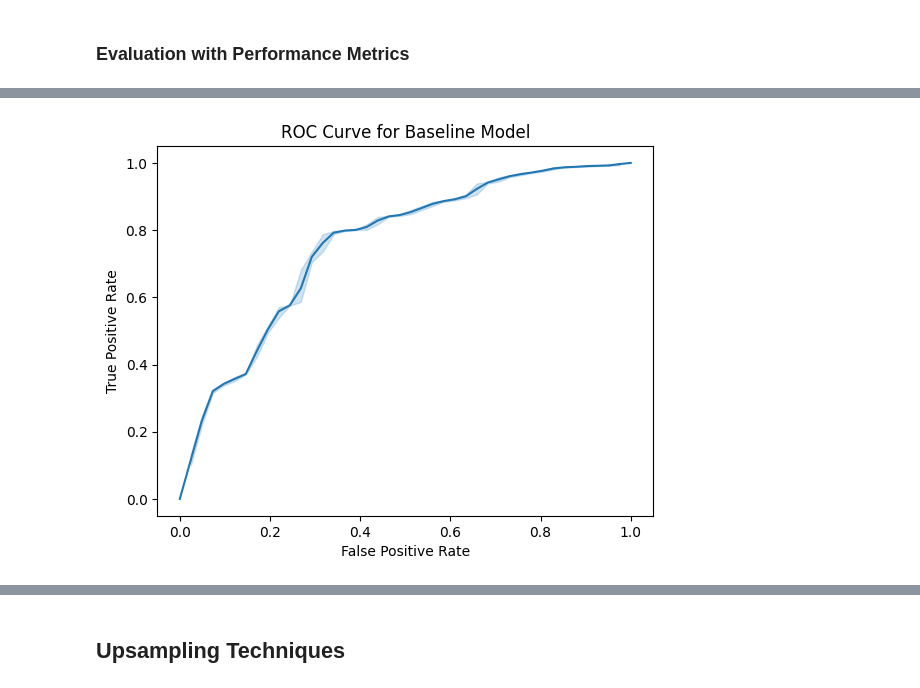
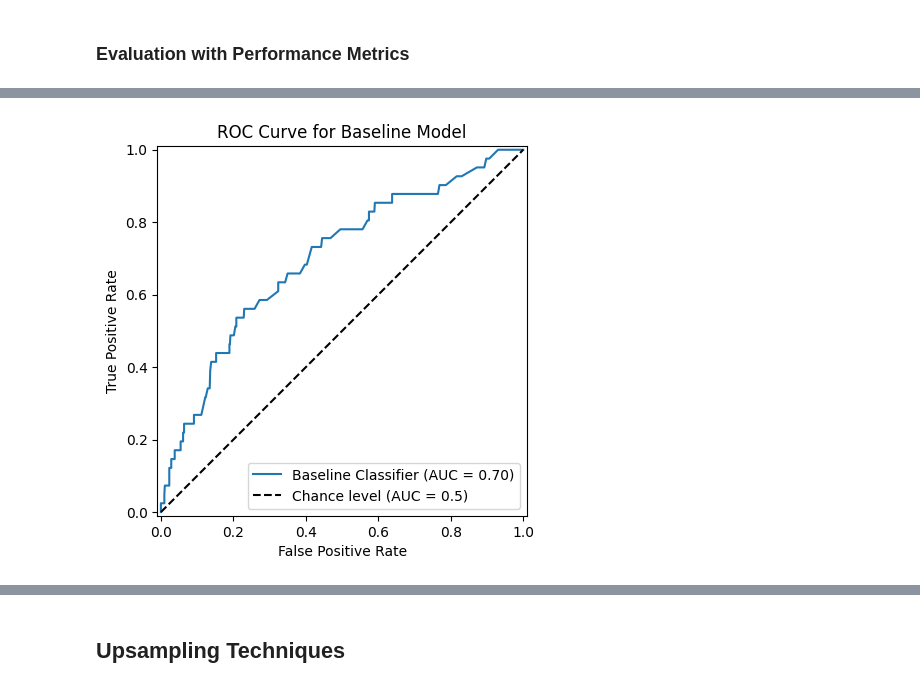
Before and after one commit to canoepus/think, a Jupyter notebook: upsampling.ipynb, the cells around one changed output, grey strips where cells are left out. Drawn from its saved outputs; the diff is of its cells as text; code cells hidden in the pictures.

Commit message:
Fixed PR and ROC curve. Also using 2 variables only. Andrew is taking care of Random Upsampling

```diff
--- a/upsampling.ipynb
+++ b/upsampling.ipynb
@@ -90,15 +90,16 @@ plt.show()
 # %%
 # TODO: maybe replace labels to something more understandable?
 
-# Ignoring the categorical data for now
-# split X and Y
-# Only want the numerical columns
-input_cols = [i for i in range(data.shape[1]) if (i > 2) and (i != 7) and (i != data.shape[1] - 1)]
+# We only want 2 variables for this classifier so we can visualize in a plot
+# The two columns we will get is gpuls and gdenergy
+# No data cleaning is needed: this dataset has no nulls
+
+# Also split into input, X, and output, Y
 # Shape: (2584, 14)
-X = data.iloc[:,input_cols]
+X = data.iloc[:,[3, 4]]
 # Shape: (2584, 1)
 Y = data.iloc[:,-1].astype(np.float32)
-# VIsualize the data
+# Output a few rows of each data
 display(X.head(5))
 display(Y.head(5))
 # %% [output]
@@ -124,8 +131,11 @@ X_train, X_test, Y_train, Y_test = train_test_split(X, Y, test_size=0.3, random_
 # %% [markdown]
 ### Baseline Model
 # %%
-# Make the classifier
-classifier = RandomForestClassifier(max_depth=3, random_state=0)
+# Make the classifier.
+# Using default values except:
+# Max depth of each tree is 2
+# The randomn_state sets the seed for the randomness in bootstrapping the data for each decision tree
+classifier = RandomForestClassifier(max_depth=2, random_state=0)
 
 # Train the classifier
 classifier.fit(X_train, Y_train)
@@ -135,7 +145,10 @@ RandomForestClassifier(max_depth=3, random_state=0)
 ### Evaluation with Performance Metrics
 # %%
 # Running the test set through the model
+# This function outputs the probability for each class
 baseline_output = classifier.predict_proba(X_test)
 # Peak into a few predicted output probabilities: (probability of class 0, probability of class 1)
-baseline_output[:10]
+print(baseline_output[:10])
+# Grab the predicted probabilities for class 1 (We treat this as the positive, minority class)
+y_class1_pred_prob = baseline_output[:, 1]
 # %% [output]
@@ -170,8 +171,17 @@ baseline_output_roc.head(5)
 # %%
-ax = sns.lineplot(data=baseline_output_roc, x="fpr", y="tpr")
+# Plotting the ROC curve
+baseline_display_roc = metrics.RocCurveDisplay.from_predictions(
+    Y_test,
+    y_class1_pred_prob,
+    pos_label=1,
+    name='Baseline Classifier',
+    plot_chance_level=True # Plots the ROC curve for a random classifier
+)
+
+# Labeling and TItling the Plot
 plt.title("ROC Curve for Baseline Model")
 plt.xlabel("False Positive Rate")
 plt.ylabel("True Positive Rate")
 plt.show()
 # %% [output]
-[figure, old version]
+[figure, new version]
```
Also changed, not shown: parts of 14 cells of this notebook.
